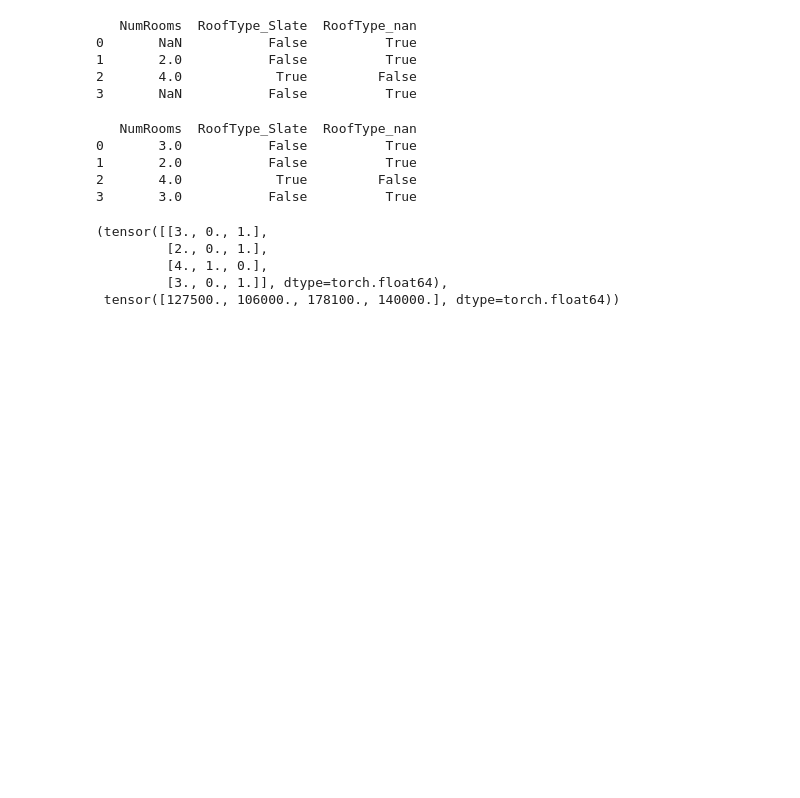
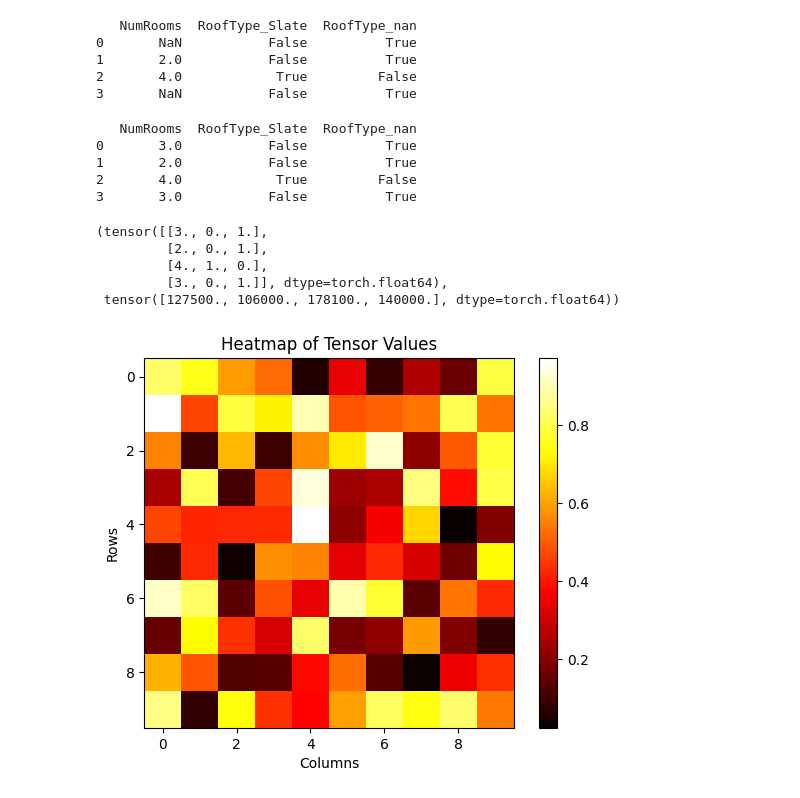
Before and after one commit to SushantNiraula/6MonthRoadmap, a Jupyter notebook: 01 Day1/learning_torch.ipynb, the cells around one changed output. Saved outputs shown, nothing was run; the diff lists cells and outputs as text; code cells hidden in the pictures; blank space fills up the shorter version.

```diff
--- a/01 Day1/learning_torch.ipynb
+++ b/01 Day1/learning_torch.ipynb
@@ -737,3 +737,16 @@ X, y
          [4., 1., 0.],
          [3., 0., 1.]], dtype=torch.float64),
  tensor([127500., 106000., 178100., 140000.], dtype=torch.float64))
+# %%
+## 2-dimensional tensors as heatmap visualization
+import matplotlib.pyplot as plt
+
+tensor = torch.rand(10, 10)  # Random tensor for demonstration
+plt.imshow(tensor, cmap='hot', interpolation='nearest')
+plt.colorbar()
+plt.title('Heatmap of Tensor Values')
+plt.xlabel('Columns')
+plt.ylabel('Rows')
+plt.show()
+# %% [output]
+[figure, added]
```
Also changed, not shown: 1 other file.
